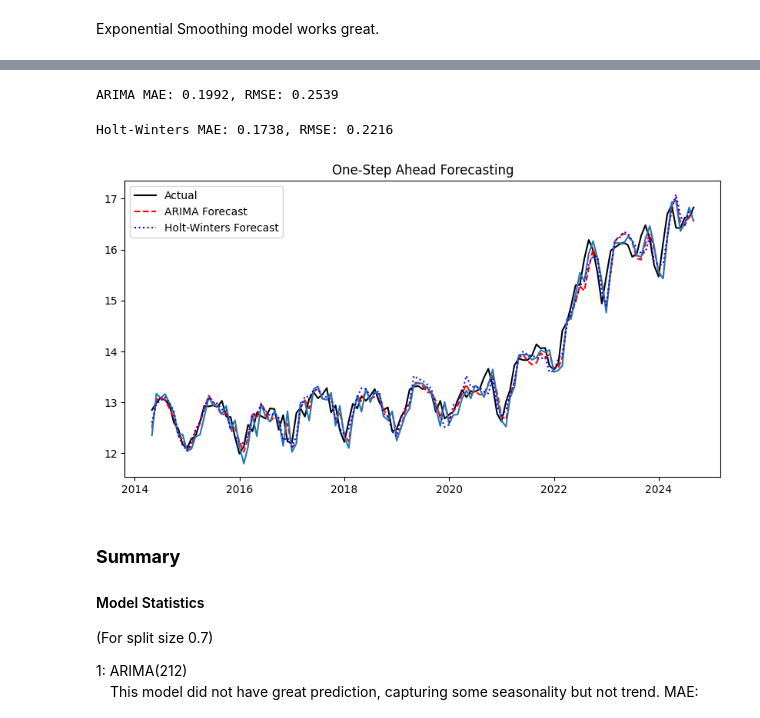
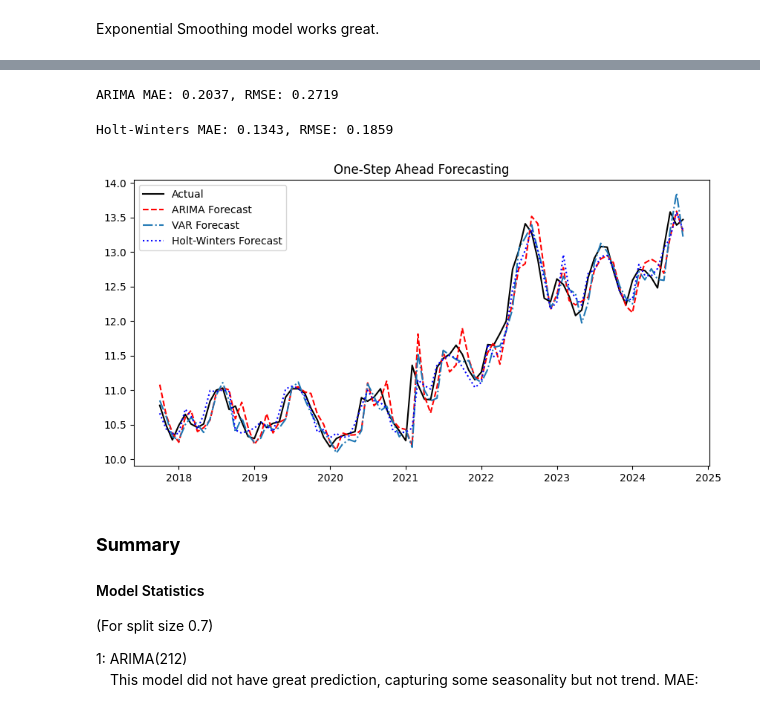
Before and after one commit to bktakacs/springboard_dsc_capstone3, a Jupyter notebook: pp-model.ipynb, the cells around one changed output, grey strips where cells are left out. Drawn from its saved outputs; the diff is of its cells as text; code cells hidden in the pictures.

```diff
--- a/pp-model.ipynb
+++ b/pp-model.ipynb
@@ -22,3 +22,17 @@ from statsmodels.tsa.arima.model import ARIMA
 from statsmodels.tsa.statespace.sarimax import SARIMAX
 from statsmodels.tsa.api import VAR
 from statsmodels.tsa.seasonal import seasonal_decompose
+# %%
+# Plot settings
+plt.rcParams['font.family'] = 'Times New Roman'
+plt.rcParams['font.size'] = 16
+plt.rcParams['legend.fontsize'] = 12
+plt.rcParams['mathtext.fontset'] = 'cm'
+plt.rcParams['text.usetex'] = True
+plt.rcParams['figure.dpi'] = 200
+plt.rcParams['figure.constrained_layout.use'] = True
+plt.rcParams['figure.figsize'] = (10, 5)
+plt.rcParams['xtick.top'] = True
+plt.rcParams['ytick.right'] = True
+plt.rcParams['xtick.direction'] = 'in'
+plt.rcParams['ytick.direction'] = 'in'
@@ -51,7 +67,7 @@ Natural gas consumed is in units of billion cubic feet (10^12)\
 Need to convert  energies to same unit.
 Also going to rename columsn to something easier.
 # %%
-df.rename(columns={'Average Price of Electricity to Ultimate Customers, Residential':'Price', 'Total Renewable Energy Consumption':'Renewable', 'Total Petroleum Consumed by the Residential Sector':'Petroleum', 'Natural Gas Consumed by the Electric Power Sector':'Electric', 'Natural Gas Consumed by the Transportation Sector, Vehicle Fuel':'Transportation'}, inplace=True)
+df.rename(columns={'Average Price of Electricity to Ultimate Customers, Commercial':'Price', 'Total Renewable Energy Consumption':'Renewable', 'Total Petroleum Consumed by the Residential Sector':'Petroleum', 'Natural Gas Consumed by the Electric Power Sector':'Electric', 'Natural Gas Consumed by the Transportation Sector, Vehicle Fuel':'Transportation'}, inplace=True)
 df.Renewable *= 1e3
 df
 # %% [output]
@@ -120,7 +136,7 @@ df_diff
 415 rows × 5 columns
 # %%
-split = 0.7
-splitdate = datetime.date(df.index[int(len(df)*0.7)].year, df.index[int(len(df)*0.7)].month,1)
+split = 0.8
+splitdate = datetime.date(df.index[int(len(df)*split)].year, df.index[int(len(df)*split)].month,1)
 splitdateahead = datetime.date(splitdate.year, splitdate.month+1,1)
 splitdateback = datetime.date(splitdate.year, splitdate.month-1,1)
 
@@ -193,23 +206,0 @@ Model of order (1,1,1) has lower AIC.
-# %%
-# Range of pdq values to test
-p = [x for x in range(0, 3)]
-d = [x for x in range(0, 3)]
-q = [x for x in range(0, 3)]
-
-import warnings
-warnings.filterwarnings('ignore')
-
-aic_test = np.inf
-for i in p:
-    for j in d:
-        for k in q:
-            try:
-                model = ARIMA(ytrain, order=(i, j, k))
-                model_fit = model.fit()
-                if model_fit.aic < aic_test:
-                    aic_test = model_fit.aic
-                    best_order_price = (i, j, k)
-            except:
-                continue
-
-print('\nBest Order:', best_order_price)
@@ -787,7 +671,7 @@ mae = mean_absolute_error(y_test, arima_preds)
 rmse = np.sqrt(mean_squared_error(y_test, arima_preds))
 print(f"ARIMA MAE: {mae:.4f}, RMSE: {rmse:.4f}")
 # %% [output]
-ARIMA MAE: 0.1992, RMSE: 0.2539
+ARIMA MAE: 0.2037, RMSE: 0.2719
 # %%
 # Define Exponential Smoothing parameters
 hw_params = {"trend": "add", "seasonal": "add", "seasonal_periods": 12}
@@ -801,7 +685,7 @@ mae = mean_absolute_error(y_test, hw_preds)
 rmse = np.sqrt(mean_squared_error(y_test, hw_preds))
 print(f"Holt-Winters MAE: {mae:.4f}, RMSE: {rmse:.4f}")
 # %% [output]
-Holt-Winters MAE: 0.1738, RMSE: 0.2216
+Holt-Winters MAE: 0.1343, RMSE: 0.1859
 # %%
 
 def one_step_ahead_cv_var(df, train_size=split, lags=2):
@@ -827,14 +711,14 @@ y_test, var_preds = one_step_ahead_cv_var(df[["Price", "Electric"]], lags=2)
 # %%
 plt.figure(figsize=(10,5))
 plt.plot(y_test.Price, label="Actual", color="black")
 plt.plot(y_test.index, arima_preds, label="ARIMA Forecast", linestyle="dashed", color="red")
-plt.plot(y_test.index, var_preds[:,0])
+plt.plot(y_test.index, var_preds[:,0], ls='-.', label="VAR Forecast")
 plt.plot(y_test.index, hw_preds, label="Holt-Winters Forecast", linestyle="dotted", color="blue")
 plt.legend()
 plt.title("One-Step Ahead Forecasting")
 plt.show()
 # %% [output]
-[figure, old version]
+[figure, new version]
 # %% [markdown]
 ### __Summary__
 
```
Also changed, not shown: parts of 38 cells of this notebook.
